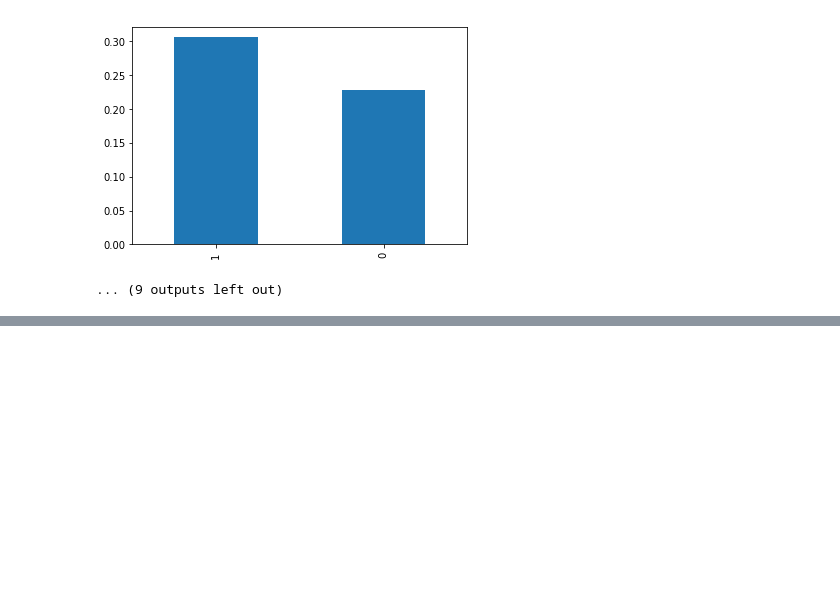
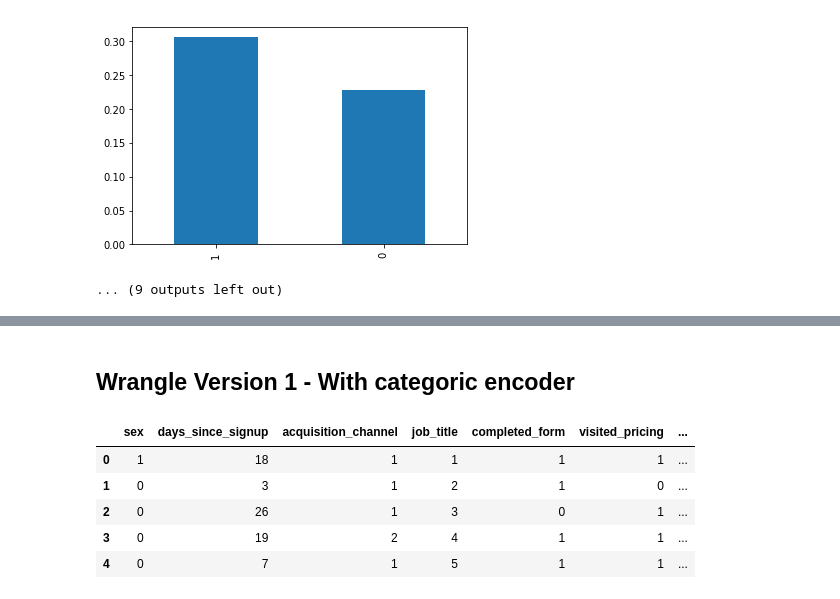
Before and after one commit to extrajp2014/Lead-Score-Prediction, a Jupyter notebook: Scoring_Prediction.ipynb, the cells around one changed output, grey strips where cells are left out. Cells and saved outputs as stored; diff of their text form; code cells hidden in the pictures; blank space fills up the shorter version.

```diff
--- a/Scoring_Prediction.ipynb
+++ b/Scoring_Prediction.ipynb
@@ -461,0 +423,26 @@ Accuracy: 64.06004303179546 %
+# %% [markdown]
+##  Wrangle Version 1 - With categoric encoder
+# %%
+df = pd.read_csv('leads-and-customers.csv')
+
+# Extract zip code and birthyear into separate columns
+# Convert Boolean into Number
+df['zip'] = df['address'].str.rsplit(' ',1).str[-1].str.rsplit('-',1).str[0]
+df['birthyear'] = df.birthdate.apply(lambda x: x[-2:]).astype(int)
+df = df.replace({True: 1, False: 0, 'M': 1, 'F': 0})
+df = df.drop(columns=['birthdate','mail','name','address','username','company_size'])
+df.head()
+
+y = df.loc[:, ['score']].values
+X = df.drop(['score'], axis=1)
+encoder = ce.OrdinalEncoder()
+X = encoder.fit_transform(X)
+
+X.head()
+# %% [output]
+|  | sex | days_since_signup | acquisition_channel | job_title | completed_form | visited_pricing | ... |
+| 0 | 1 | 18 | 1 | 1 | 1 | 1 | ... |
+| 1 | 0 | 3 | 1 | 2 | 1 | 0 | ... |
+| 2 | 0 | 26 | 1 | 3 | 0 | 1 | ... |
+| 3 | 0 | 19 | 2 | 4 | 1 | 1 | ... |
+| 4 | 0 | 7 | 1 | 5 | 1 | 1 | ... |
```
Also changed, not shown: parts of 15 cells of this notebook, 2 other files.
